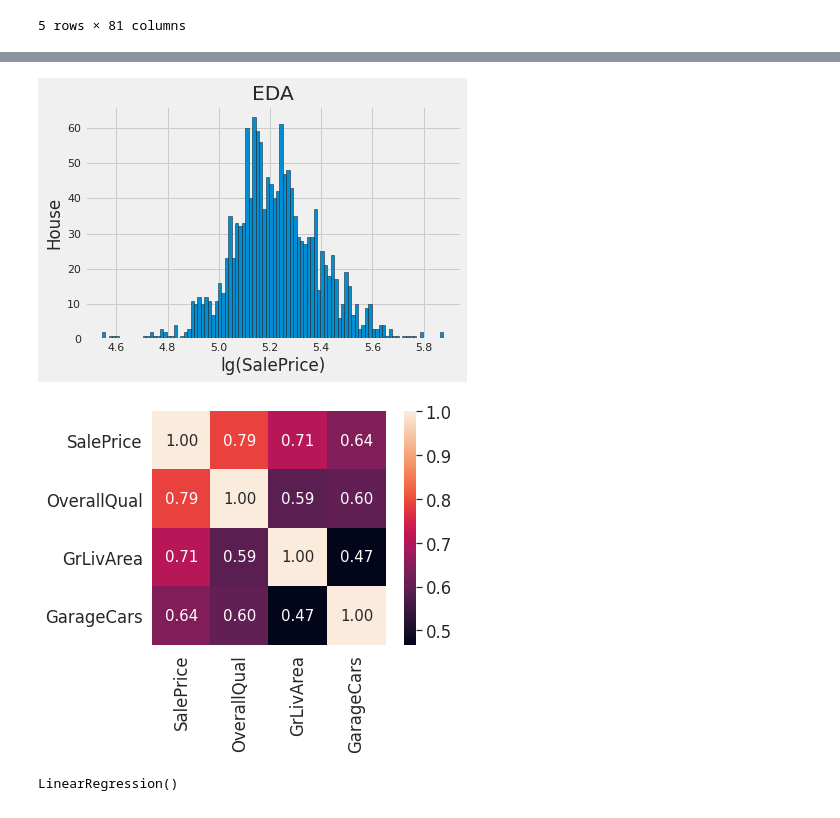
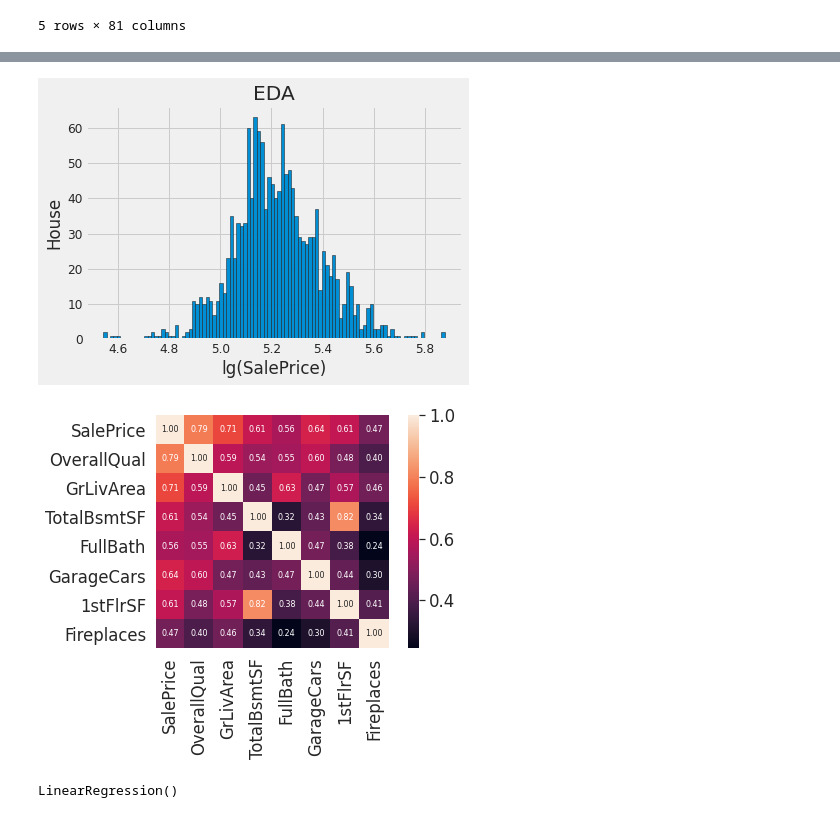
Before and after one commit to as1mple/labs_ds_courses, a Jupyter notebook: Predict_house_price.ipynb, the cells around one changed output, grey strips where cells are left out. Saved outputs shown, nothing was run; the diff lists cells and outputs as text; code cells hidden in the pictures.

```diff
--- a/Predict_house_price.ipynb
+++ b/Predict_house_price.ipynb
@@ -52,0 +77,15 @@ Index(['Id', 'MSSubClass', 'MSZoning', 'LotFrontage', 'LotArea', 'Street',
+# %%
+sns.set(font_scale=1.1)
+c = data.corr()
+mask = np.triu(c.corr())
+plt.figure(figsize=(20, 20))
+sns.heatmap(c,
+            annot=True,
+            fmt='.1f',
+            cmap='coolwarm',
+            square=True,
+            mask=mask,
+            linewidths=1,
+            cbar=False)
+
+plt.show()
@@ -53,5 +114,5 @@ Index(['Id', 'MSSubClass', 'MSZoning', 'LotFrontage', 'LotArea', 'Street',
 # %%
-cols = ['SalePrice', 'OverallQual', 'GrLivArea', 'GarageCars']
+cols = ['SalePrice', 'OverallQual', 'GrLivArea', 'TotalBsmtSF', 'FullBath', 'GarageCars', '1stFlrSF', 'Fireplaces']
 sns.pairplot(data[cols], size=2.5)
 plt.show()
 # %% [output]
@@ -62,12 +123,12 @@ plt.hist(np.log10(data[['SalePrice']].values), bins = 100, edgecolor = 'k');
 plt.xlabel('lg(SalePrice)'); plt.ylabel('House');
 plt.title('EDA');
 # %% [output]
-[figure, old version]
+[figure, new version]
 # %%
 cm = np.corrcoef(data[cols].values.T)
 sns.set(font_scale=1.5)
-hm = sns.heatmap(cm, cbar=True, annot=True, square=True, fmt='.2f', annot_kws={'size':15}, yticklabels=cols, xticklabels=cols)
+hm = sns.heatmap(cm, cbar=True, annot=True, square=True, fmt='.02f', annot_kws={'size':8}, yticklabels=cols, xticklabels=cols)
 plt.show()
 # %% [output]
-[figure, old version]
+[figure, new version]
 # %%
```
Also changed, not shown: parts of 17 cells of this notebook.
